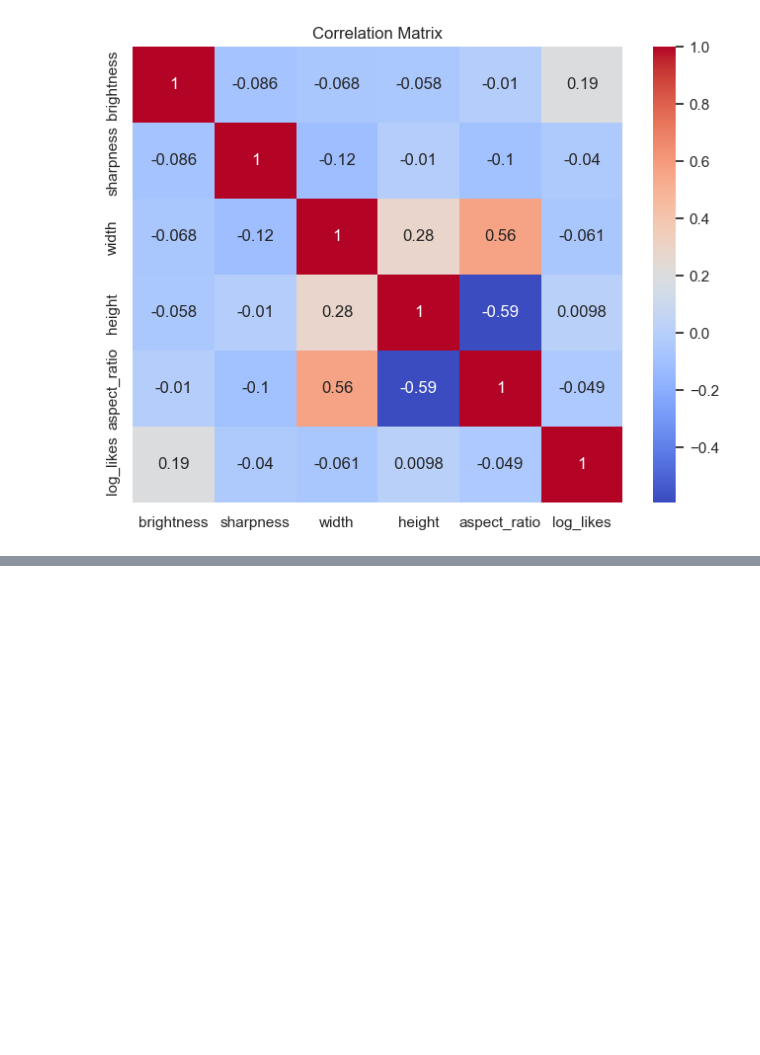
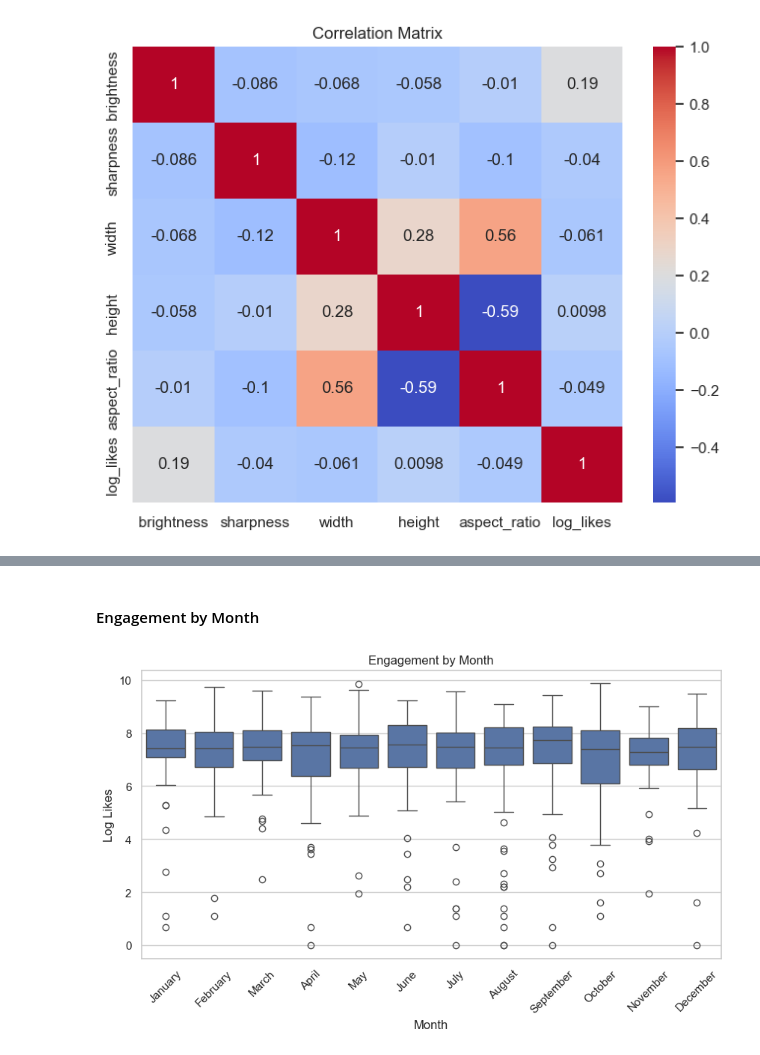
Before and after one commit to Elham-Schojaei/Techlab_Data_Science_Team3, a Jupyter notebook: notebooks/Data_Analysis.ipynb, the cells around one changed output, grey strips where cells are left out. Cells and saved outputs as stored; diff of their text form; code cells hidden in the pictures; blank space fills up the shorter version.

```diff
--- a/notebooks/Data_Analysis.ipynb
+++ b/notebooks/Data_Analysis.ipynb
@@ -206,0 +217,10 @@ plt.show()
+# %%
+import matplotlib.colors as mcolors
+
+def hex_to_rgb(hex_color):
+    try:
+        return mcolors.to_rgb(hex_color)
+    except:
+        return (np.nan, np.nan, np.nan)
+
+data["rgb"] = data["color"].apply(hex_to_rgb)
@@ -206,0 +323,15 @@ plt.show()
+# %% [markdown]
+#### Engagement by Month
+# %%
+month_order = ["January", "February", "March", "April", "May", "June",
+               "July", "August", "September", "October", "November", "December"]
+
+plt.figure(figsize=(10,5))
+sns.boxplot(data=data, x="month_name", y="log_likes", order=month_order)
+plt.title("Engagement by Month")
+plt.xlabel("Month")
+plt.ylabel("Log Likes")
+plt.xticks(rotation=45)
+plt.show()
+# %% [output]
+[figure, added]
```
Also changed, not shown: parts of 25 cells of this notebook, 1 other file.
